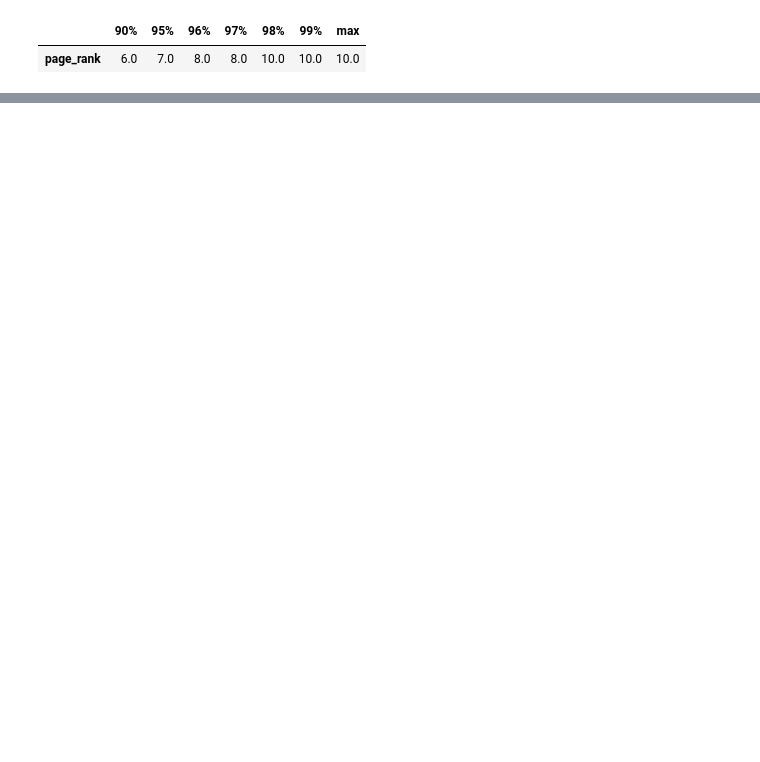
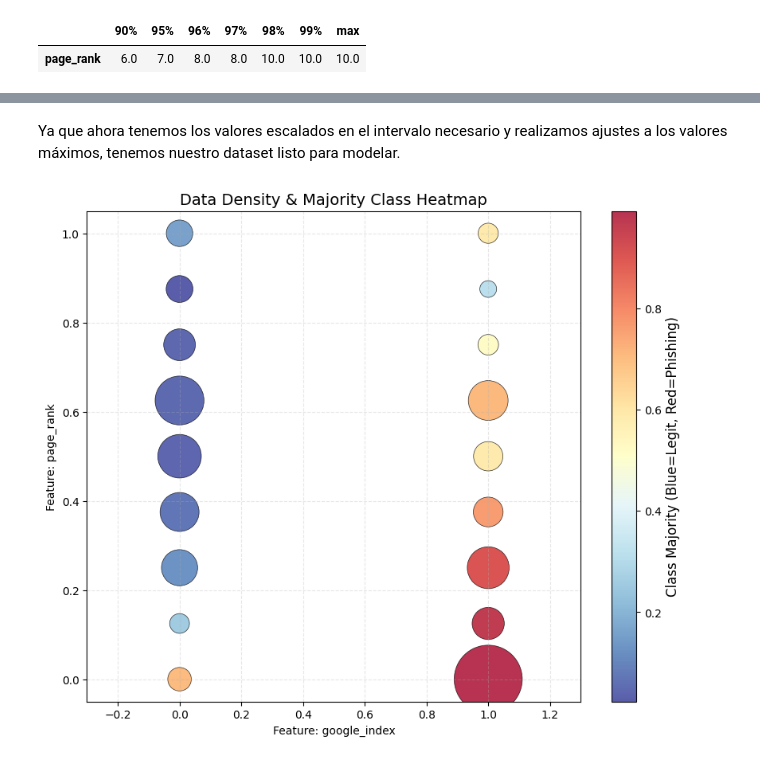
Before and after one commit to Jose-Merida-UVG/Artificial-Intelligence-CC3085, a Jupyter notebook: Lab-02/Notebook.ipynb, the cells around one changed output, grey strips where cells are left out. Drawn from its saved outputs; the diff is of its cells as text; code cells hidden in the pictures; blank space fills up the shorter version.

```diff
--- a/Lab-02/Notebook.ipynb
+++ b/Lab-02/Notebook.ipynb
@@ -220,0 +230,47 @@ Test Max:  1.0
+# %% [markdown]
+Ya que ahora tenemos los valores escalados en el intervalo necesario y realizamos ajustes a los valores máximos, tenemos nuestro dataset listo para modelar.
+# %%
+import pandas as pd
+import numpy as np
+import matplotlib.pyplot as plt
+
+# 1. Combine features and target to find the "piles"
+# Using .iloc to avoid your previous KeyError
+plot_df = x_train.iloc[:, [0, 1]].copy()
+plot_df['target'] = y_train.values
+cols = plot_df.columns
+
+# 2. Group by coordinates to calculate stats for each pile
+# 'count' = how many points (size)
+# 'mean' = the majority class (color/heatmap)
+piles = plot_df.groupby([cols[0], cols[1]])['target'].agg(['count', 'mean']).reset_index()
+
+# 3. Plotting
+plt.figure(figsize=(10, 8))
+
+# s: Size of bubble (we scale 'count' so it's visible)
+# c: Color based on the mean (0.0 to 1.0)
+scatter = plt.scatter(piles.iloc[:, 0],
+                      piles.iloc[:, 1],
+                      s=piles['count'] * 2,  # Adjust the '2' if bubbles are too small/big
+                      c=piles['mean'],
+                      cmap='RdYlBu_r',      # Red for Phishing, Blue for Legit
+                      alpha=0.8,
+                      edgecolors='k',
+                      linewidth=0.5)
+
+# Add colorbar to explain the "heatmap" colors
+cb = plt.colorbar(scatter)
+cb.set_label('Class Majority (Blue=Legit, Red=Phishing)', fontsize=12)
+
+plt.title("Data Density & Majority Class Heatmap", fontsize=14)
+plt.xlabel(f"Feature: {cols[0]}")
+plt.ylabel(f"Feature: {cols[1]}")
+
+# Fix the "stretched" X-axis look for binary data
+plt.xlim(plot_df.iloc[:, 0].min() - 0.3, plot_df.iloc[:, 0].max() + 0.3)
+plt.grid(True, linestyle='--', alpha=0.3)
+
+plt.show()
+# %% [output]
+[figure, added]
```
Also changed, not shown: parts of 13 cells of this notebook, 1 other file.
